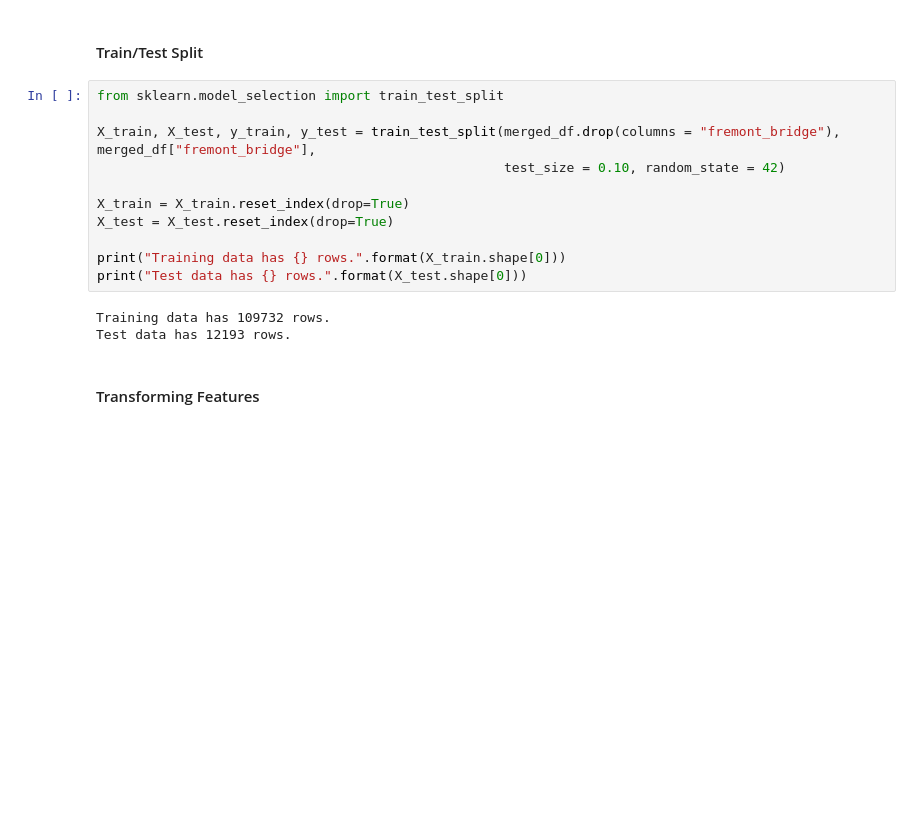
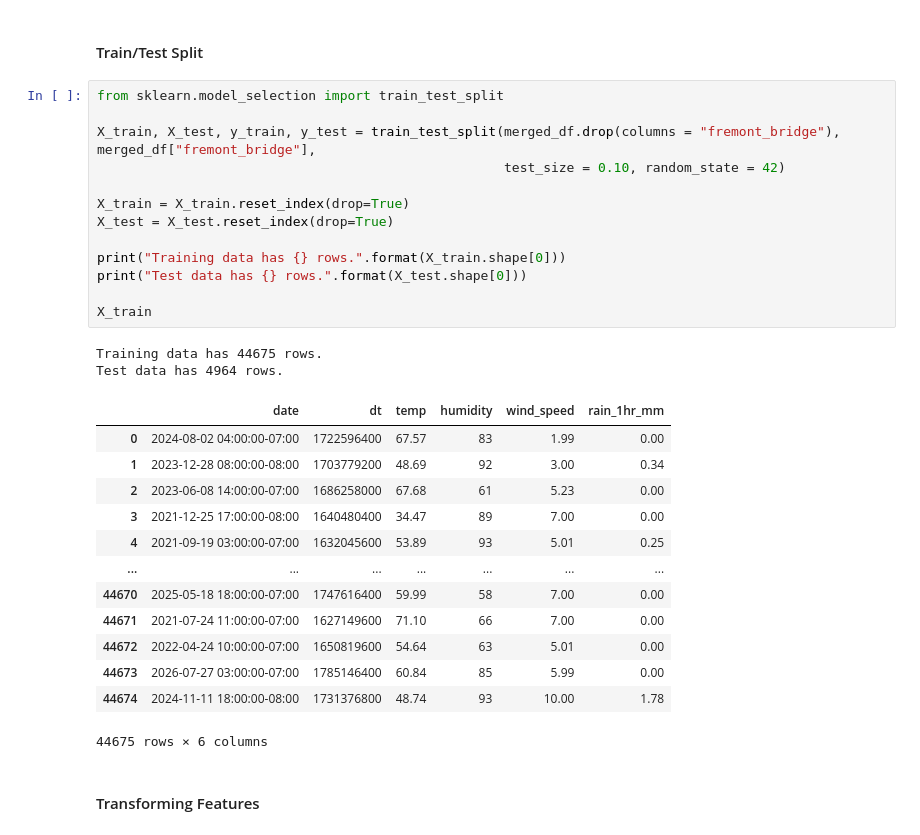
Before and after one commit to casey-ds/Demo-Projects, a Jupyter notebook: Transport-Weather/visualizations_and_models.ipynb, the cells around one changed output. Cells and saved outputs as stored; diff of their text form; blank space fills up the shorter version.

Commit message:
updated models
removed more irrelvant/duplicate info  and focused on 2021+ data

```diff
--- a/Transport-Weather/visualizations_and_models.ipynb
+++ b/Transport-Weather/visualizations_and_models.ipynb
@@ -233,17 +236,32 @@ To add in the future:
 # %%
 from sklearn.model_selection import train_test_split
 
 X_train, X_test, y_train, y_test = train_test_split(merged_df.drop(columns = "fremont_bridge"), merged_df["fremont_bridge"],
                                                     test_size = 0.10, random_state = 42)
 
 X_train = X_train.reset_index(drop=True)
 X_test = X_test.reset_index(drop=True)
 
 print("Training data has {} rows.".format(X_train.shape[0]))
 print("Test data has {} rows.".format(X_test.shape[0]))
+
+X_train
 # %% [output]
-Training data has 109732 rows.
-Test data has 12193 rows.
+Training data has 44675 rows.
+Test data has 4964 rows.
+|  | date | dt | temp | humidity | wind_speed | rain_1hr_mm |
+| 0 | 2024-08-02 04:00:00-07:00 | 1722596400 | 67.57 | 83 | 1.99 | 0.00 |
+| 1 | 2023-12-28 08:00:00-08:00 | 1703779200 | 48.69 | 92 | 3.00 | 0.34 |
+| 2 | 2023-06-08 14:00:00-07:00 | 1686258000 | 67.68 | 61 | 5.23 | 0.00 |
+| 3 | 2021-12-25 17:00:00-08:00 | 1640480400 | 34.47 | 89 | 7.00 | 0.00 |
+| 4 | 2021-09-19 03:00:00-07:00 | 1632045600 | 53.89 | 93 | 5.01 | 0.25 |
+| ... | ... | ... | ... | ... | ... | ... |
+| 44670 | 2025-05-18 18:00:00-07:00 | 1747616400 | 59.99 | 58 | 7.00 | 0.00 |
+| 44671 | 2021-07-24 11:00:00-07:00 | 1627149600 | 71.10 | 66 | 7.00 | 0.00 |
+| 44672 | 2022-04-24 10:00:00-07:00 | 1650819600 | 54.64 | 63 | 5.01 | 0.00 |
+| 44673 | 2026-07-27 03:00:00-07:00 | 1785146400 | 60.84 | 85 | 5.99 | 0.00 |
+| 44674 | 2024-11-11 18:00:00-08:00 | 1731376800 | 48.74 | 93 | 10.00 | 1.78 |
+44675 rows × 6 columns
 # %% [markdown]
 #### Transforming Features
 # %%
```
Also changed, not shown: parts of 4 cells of this notebook.
